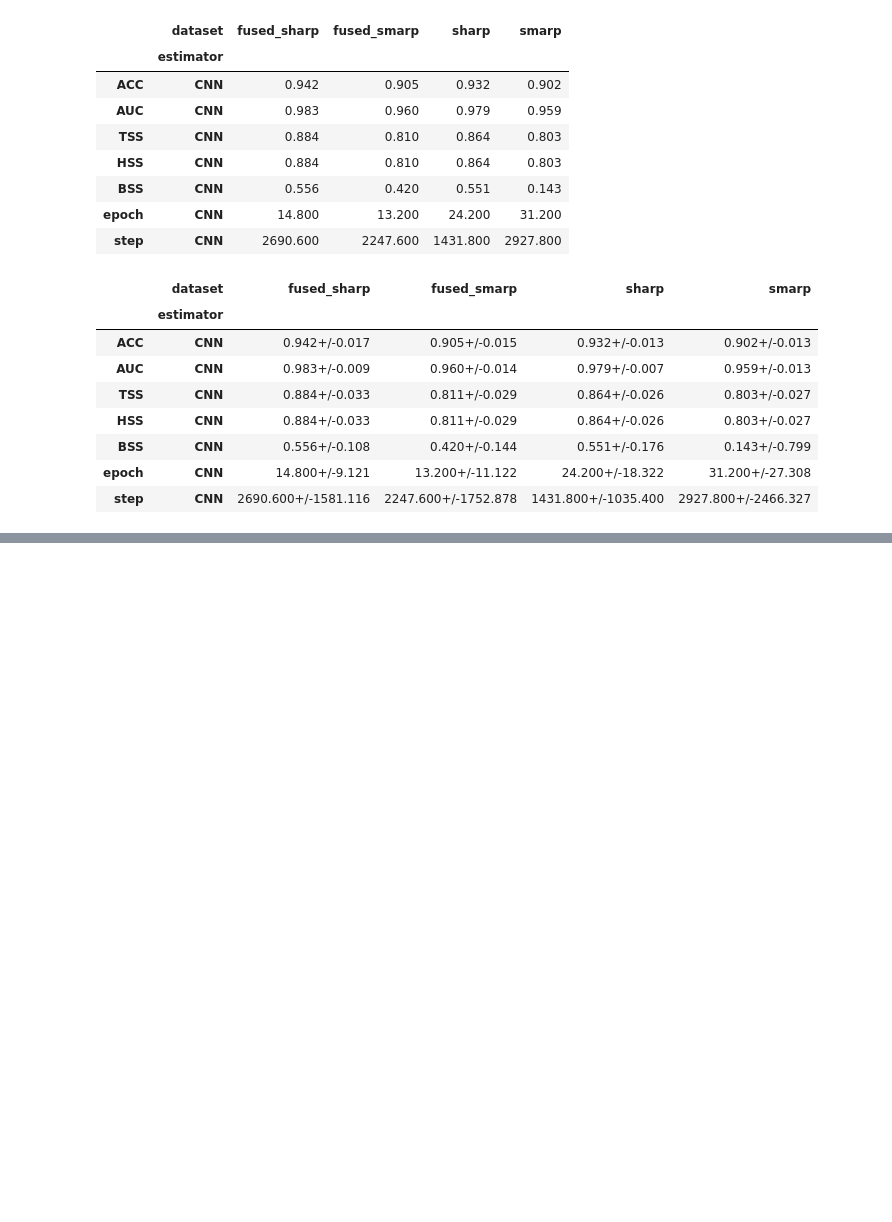
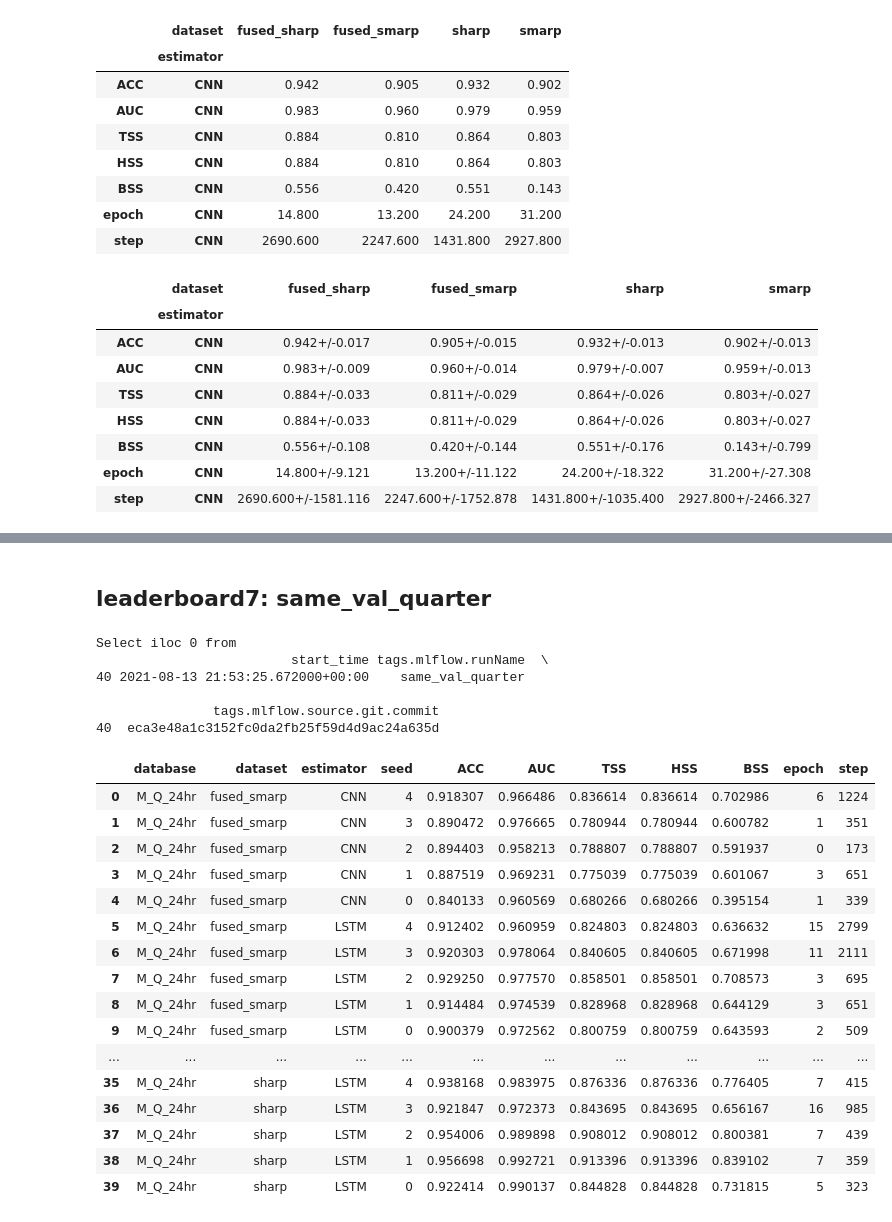
Before and after one commit to ZeyuSun/flare-prediction-smarp, a Jupyter notebook: notebooks/mlflow_results.ipynb, the cells around one changed output, grey strips where cells are left out. Cells and saved outputs as stored; diff of their text form; code cells hidden in the pictures; blank space fills up the shorter version.

Commit message:
MLflow results for leaderboard7: same_val_quarter

```diff
--- a/notebooks/mlflow_results.ipynb
+++ b/notebooks/mlflow_results.ipynb
@@ -1219,3 +1219,47 @@ dirs_combined = ','.join([dirs, dirs_new])
 %tensorboard --logdir_spec {dirs_combined}
 # %% [output]
 [interactive output not drawn]
+# %% [markdown]
+## leaderboard7: same_val_quarter
+# %%
+columns = {
+    'tags.database_name': 'database',
+    'tags.dataset_name': 'dataset',
+    'tags.estimator_name': 'estimator',
+    'params.DATA.SEED': 'seed',
+    'metrics.test/accuracy': 'ACC',
+    'metrics.test/auc': 'AUC',
+    'metrics.test/tss': 'TSS',
+    'metrics.test/hss2': 'HSS',
+    'metrics.test/bss': 'BSS',
+}
+rows = {}
+runs_raw = retrieve('leaderboard7', 'same_val_quarter') #, p=0)
+runs = select(runs_raw, columns, rows)
+ckpt = runs_raw['tags.checkpoint'].str.extract(r'epoch=(?P<epoch>[0-9]+)-step=(?P<step>[0-9]+)').astype(int)
+runs = pd.concat((runs, ckpt), axis=1)
+runs.style.background_gradient(axis=0)
+# %% [output]
+Select iloc 0 from
+                         start_time tags.mlflow.runName  \
+40 2021-08-13 21:53:25.672000+00:00    same_val_quarter
+
+               tags.mlflow.source.git.commit
+40  eca3e48a1c3152fc0da2fb25f59d4d9ac24a635d
+|  | database | dataset | estimator | seed | ACC | AUC | TSS | HSS | BSS | epoch | step |
+| 0 | M_Q_24hr | fused_smarp | CNN | 4 | 0.918307 | 0.966486 | 0.836614 | 0.836614 | 0.702986 | 6 | 1224 |
+| 1 | M_Q_24hr | fused_smarp | CNN | 3 | 0.890472 | 0.976665 | 0.780944 | 0.780944 | 0.600782 | 1 | 351 |
+| 2 | M_Q_24hr | fused_smarp | CNN | 2 | 0.894403 | 0.958213 | 0.788807 | 0.788807 | 0.591937 | 0 | 173 |
+| 3 | M_Q_24hr | fused_smarp | CNN | 1 | 0.887519 | 0.969231 | 0.775039 | 0.775039 | 0.601067 | 3 | 651 |
+| 4 | M_Q_24hr | fused_smarp | CNN | 0 | 0.840133 | 0.960569 | 0.680266 | 0.680266 | 0.395154 | 1 | 339 |
+| 5 | M_Q_24hr | fused_smarp | LSTM | 4 | 0.912402 | 0.960959 | 0.824803 | 0.824803 | 0.636632 | 15 | 2799 |
+| 6 | M_Q_24hr | fused_smarp | LSTM | 3 | 0.920303 | 0.978064 | 0.840605 | 0.840605 | 0.671998 | 11 | 2111 |
+| 7 | M_Q_24hr | fused_smarp | LSTM | 2 | 0.929250 | 0.977570 | 0.858501 | 0.858501 | 0.708573 | 3 | 695 |
+| 8 | M_Q_24hr | fused_smarp | LSTM | 1 | 0.914484 | 0.974539 | 0.828968 | 0.828968 | 0.644129 | 3 | 651 |
+| 9 | M_Q_24hr | fused_smarp | LSTM | 0 | 0.900379 | 0.972562 | 0.800759 | 0.800759 | 0.643593 | 2 | 509 |
+| ... | ... | ... | ... | ... | ... | ... | ... | ... | ... | ... | ... |
+| 35 | M_Q_24hr | sharp | LSTM | 4 | 0.938168 | 0.983975 | 0.876336 | 0.876336 | 0.776405 | 7 | 415 |
+| 36 | M_Q_24hr | sharp | LSTM | 3 | 0.921847 | 0.972373 | 0.843695 | 0.843695 | 0.656167 | 16 | 985 |
+| 37 | M_Q_24hr | sharp | LSTM | 2 | 0.954006 | 0.989898 | 0.908012 | 0.908012 | 0.800381 | 7 | 439 |
+| 38 | M_Q_24hr | sharp | LSTM | 1 | 0.956698 | 0.992721 | 0.913396 | 0.913396 | 0.839102 | 7 | 359 |
+| 39 | M_Q_24hr | sharp | LSTM | 0 | 0.922414 | 0.990137 | 0.844828 | 0.844828 | 0.731815 | 5 | 323 |
```
Also changed, not shown: parts of 2 cells of this notebook.
